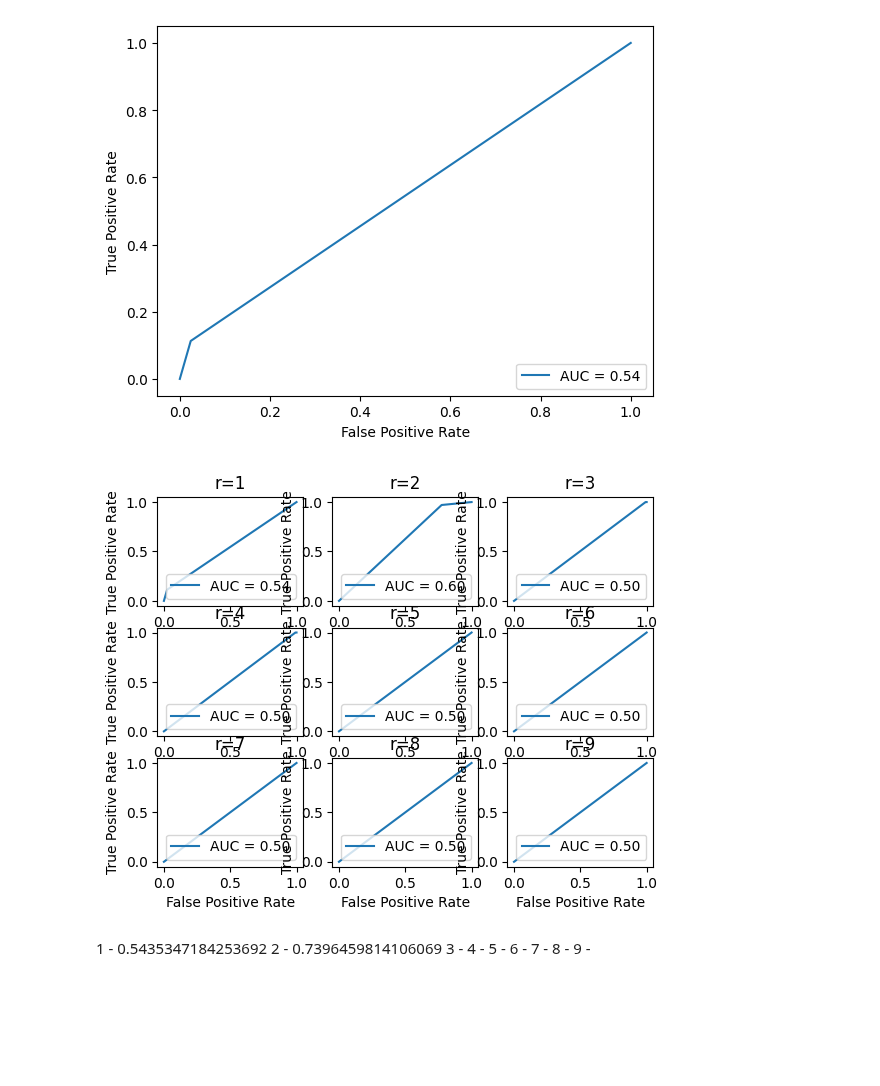
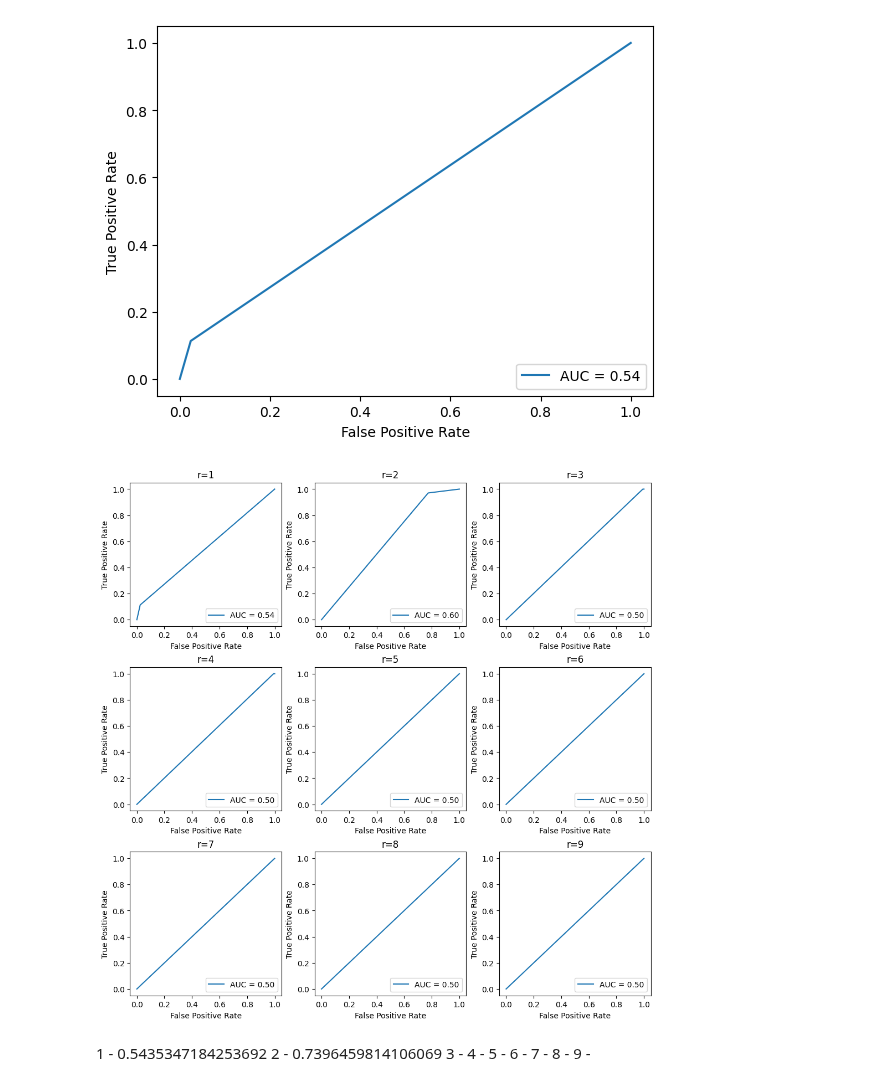
Before and after one commit to VaggelisSpi/NaCo_Project, a Jupyter notebook: naco_proj/assignment2/calculations.ipynb, the cells around one changed output. Drawn from its saved outputs; the diff is of its cells as text; code cells hidden in the pictures; blank space fills up the shorter version.

```diff
--- a/naco_proj/assignment2/calculations.ipynb
+++ b/naco_proj/assignment2/calculations.ipynb
@@ -51,44 +51,42 @@ roc.plot()
 <sklearn.metrics._plot.roc_curve.RocCurveDisplay at 0x...>
 [figure]
 # %%
+def preprocess_data(data):
+    anomalous_data = data[data['anomalous'] == 1]
+    sensitivity = len(anomalous_data[anomalous_data['score'] > r]) / len(anomalous_data)
+
+    non_anomalous_data = data[data['anomalous'] == 0]
+    specificity = len(non_anomalous_data[non_anomalous_data['score'] < r]) / len(non_anomalous_data)
+
+    data['y'] = (data['score'] > r)
+
+    return anomalous_data, non_anomalous_data, data
+
+
 def caclulate_roc_auc(data):
     fpr, tpr, thresholds = metrics.roc_curve(data['anomalous'], data['y'])
-    auc = metrics.auc(fpr, tpr)
     auc = metrics.roc_auc_score(data['anomalous'], data['y'])
     roc = metrics.RocCurveDisplay(fpr=fpr, tpr=tpr, roc_auc=auc)
 
     return auc, roc
 # %%
-fig, ax = plt.subplots(3, 3)
+fig, ax = plt.subplots(3, 3, figsize=(10, 10), constrained_layout=True)
 
 for r in range(1, 10):
-    # print('r = ' + str(r))
     data = pd.DataFrame()
     data['input'] = pd.read_csv(directory + 'english_tagalog.test', header=None)  # input sentence
     data['score'] = pd.read_csv(directory + 'res_' + str(r) + '.txt', header=None).astype(np.float32)  # anomaly score
     data['anomalous'] = 1
     data.loc[:123, 'anomalous'] = 0
-    # anomalous or not: 124 * 0 + 708 * 1
 
-    anomalous_data = data[data['anomalous'] == 1]
-    sensitivity = len(anomalous_data[anomalous_data['score'] > r]) / len(anomalous_data)
+    _, _, data = preprocess_data(data)
 
-    non_anomalous_data = data[data['anomalous'] == 0]
-    specificity = len(non_anomalous_data[non_anomalous_data['score'] < r]) / len(non_anomalous_data)
-    # specificity = 1 - specificity
-
-    data['y'] = (data['score'] > r)
-
-    # print(specificity * sensitivity)
-    # fpr, tpr, thresholds = metrics.roc_curve(data['anomalous'], data['y'])
-    # auc = metrics.auc(fpr, tpr)
-    # auc = metrics.roc_auc_score(data['anomalous'], data['y'])
-    # roc = metrics.RocCurveDisplay(fpr=fpr, tpr=tpr, roc_auc=auc)
     auc, roc = caclulate_roc_auc(data)
-    roc.plot(ax=ax[(r-1)//3, (r-1)%3])
-    ax[(r-1)//3, (r-1)%3].set_title(f"r={r}")
+    axis = ax[(r-1)//3, (r-1)%3]
+    roc.plot(ax=axis)
+    axis.set_title(f"r={r}")
 # %% [output]
-[figure, old version]
+[figure, new version]
 # %% [markdown]
 1 - 0.5435347184253692
 2 - 0.7396459814106069
```
Also changed, not shown: parts of 1 cell of this notebook.
